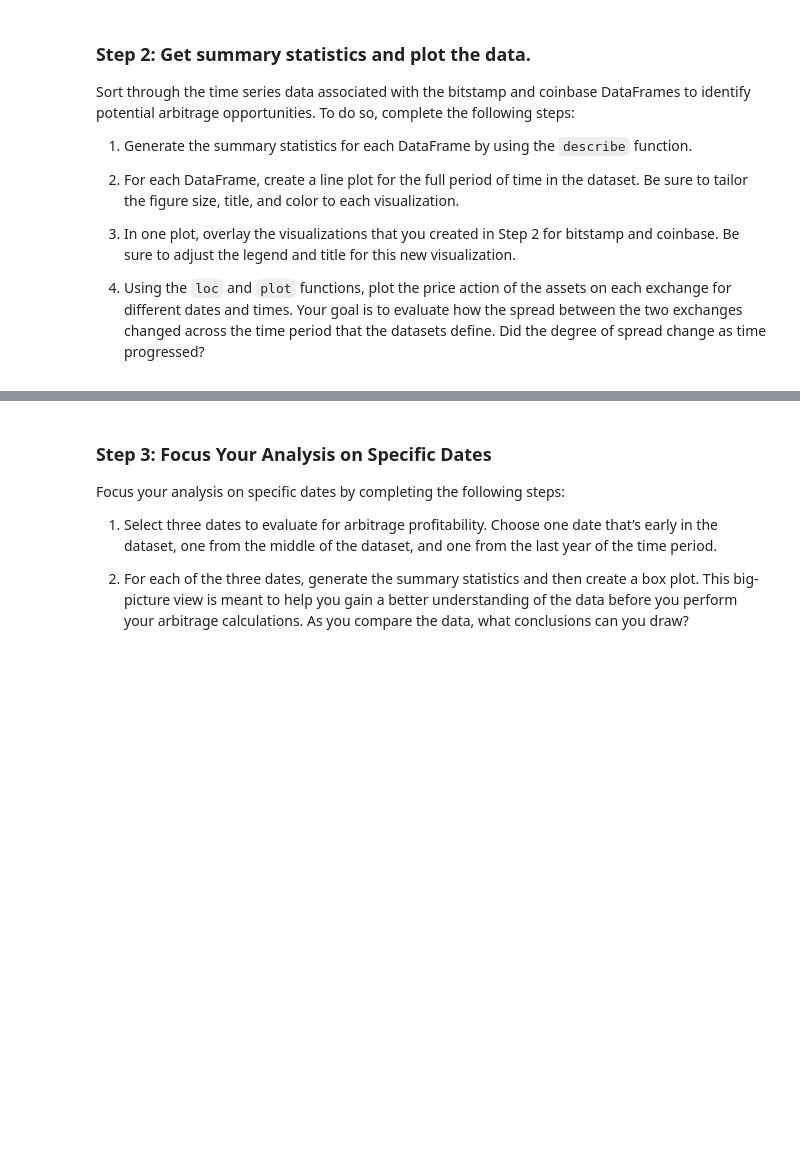
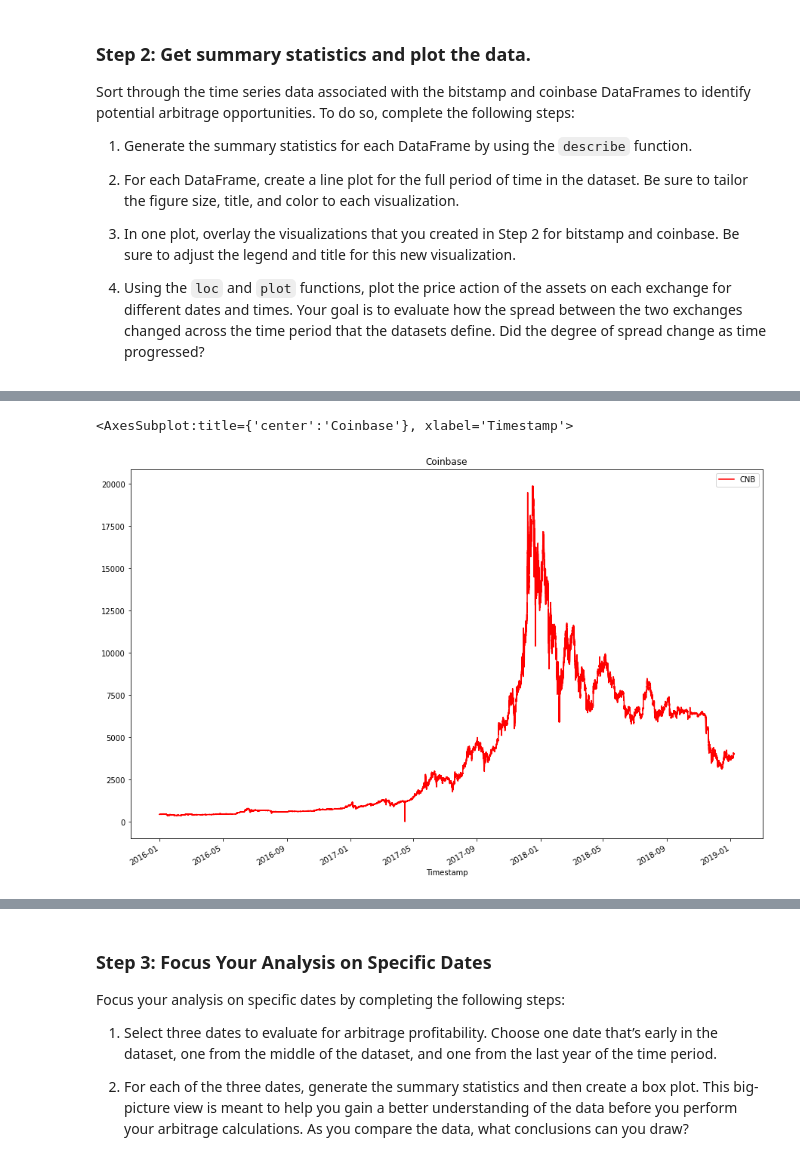
Before and after one commit to JonahLeggett/Bitcoin_Arbitrage_Analysis, a Jupyter notebook: crypto_arbitrage.ipynb, the cells around one changed output, grey strips where cells are left out. Cells and saved outputs as stored; diff of their text form; code cells hidden in the pictures; blank space fills up the shorter version.

```diff
--- a/crypto_arbitrage.ipynb
+++ b/crypto_arbitrage.ipynb
@@ -305,7 +308,10 @@ bitstamp.plot[]
 # %%
 # Create a line plot for the coinbase DataFrame for the full length of time in the dataset
 # Be sure that the figure size, title, and color are tailored to each visualization
-# YOUR CODE HERE
+coinbase['Close'].plot(legend=True, figsize=(15,10), title="Coinbase", color="red", label="CNB")
+# %% [output]
+<AxesSubplot:title={'center':'Coinbase'}, xlabel='Timestamp'>
+[figure, added]
 # %%
 # Overlay the visualizations for the bitstamp and coinbase DataFrames in one plot
 # The plot should visualize the prices over the full lenth of the dataset
```
Also changed, not shown: parts of 14 cells of this notebook.
